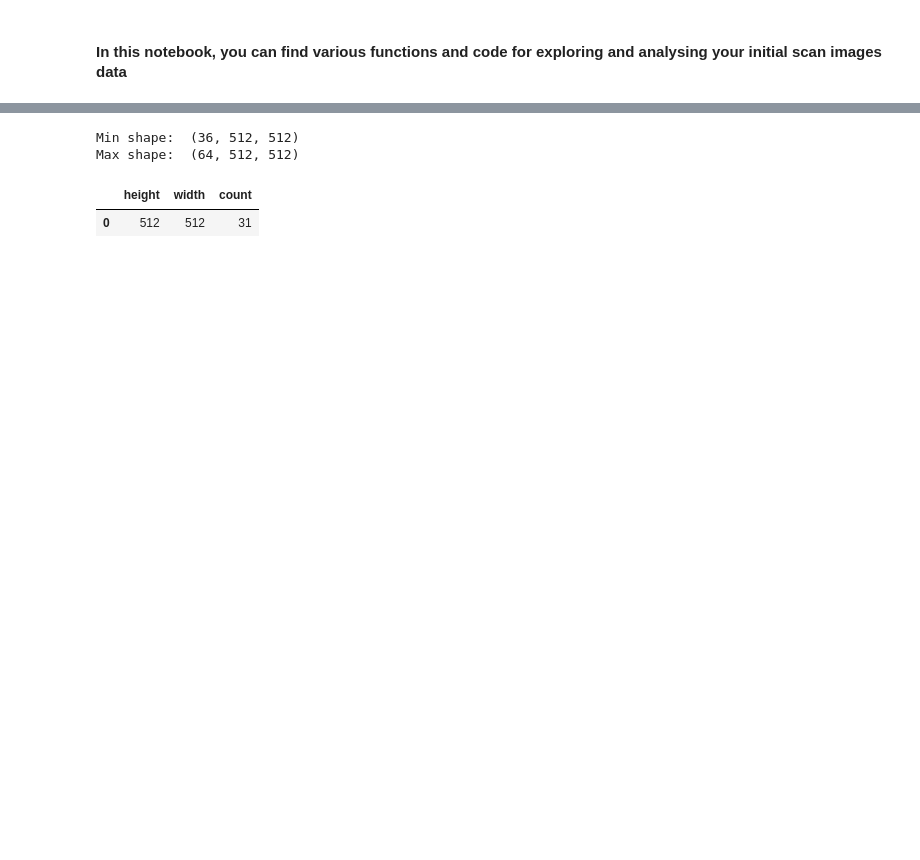
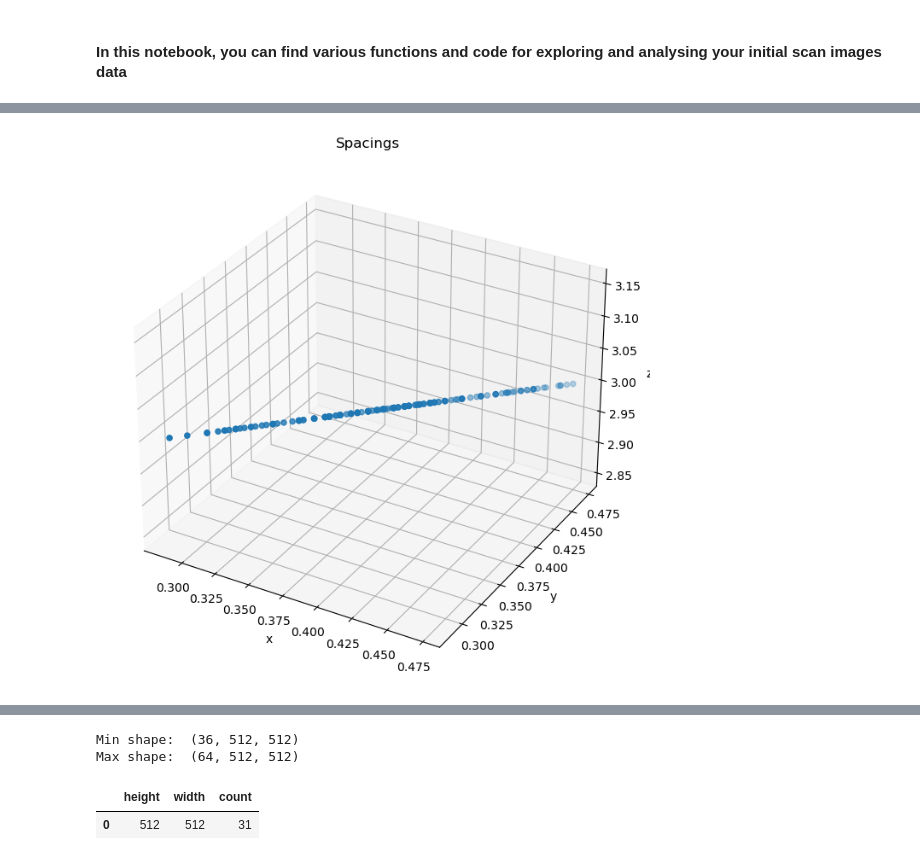
Before and after one commit to aibota1016/calcium_scoring, a Jupyter notebook: src/notebooks/initial_data_exploration.ipynb, the cells around one changed output, grey strips where cells are left out. Cells and saved outputs as stored; diff of their text form; code cells hidden in the pictures; blank space fills up the shorter version.

```diff
--- a/src/notebooks/initial_data_exploration.ipynb
+++ b/src/notebooks/initial_data_exploration.ipynb
@@ -17,0 +93,19 @@ import utils
+# %%
+def plot_spacing(spacings):
+    #converting to numpy arrays
+    spacing_data = np.array(spacings)
+    # Create a 3D plot
+    fig = plt.figure(figsize=(12,8))
+    ax = fig.add_subplot(111, projection='3d')
+    ax.scatter(spacing_data[:, 0], spacing_data[:, 1], spacing_data[:, 2])
+    # Add labels
+    ax.set_xlabel('x')
+    ax.set_ylabel('y')
+    ax.set_zlabel('z')
+    ax.set_title("Spacings")
+    # Display the plot
+    plt.show()
+
+plot_spacing(spacings)
+# %% [output]
+[figure, added]
```
Also changed, not shown: parts of 39 cells of this notebook, 23 other files.
